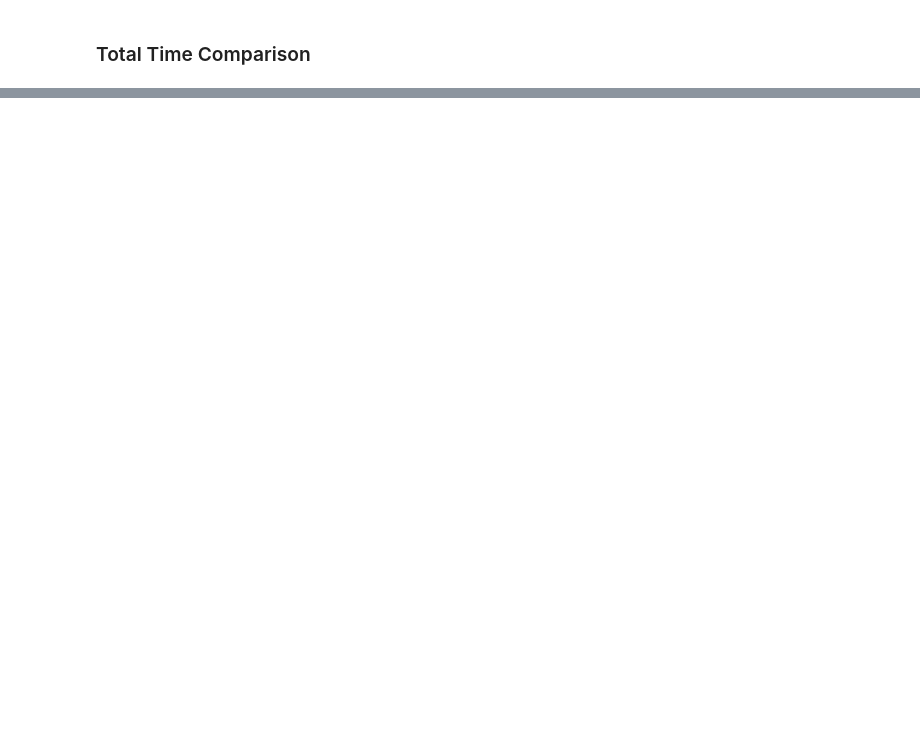
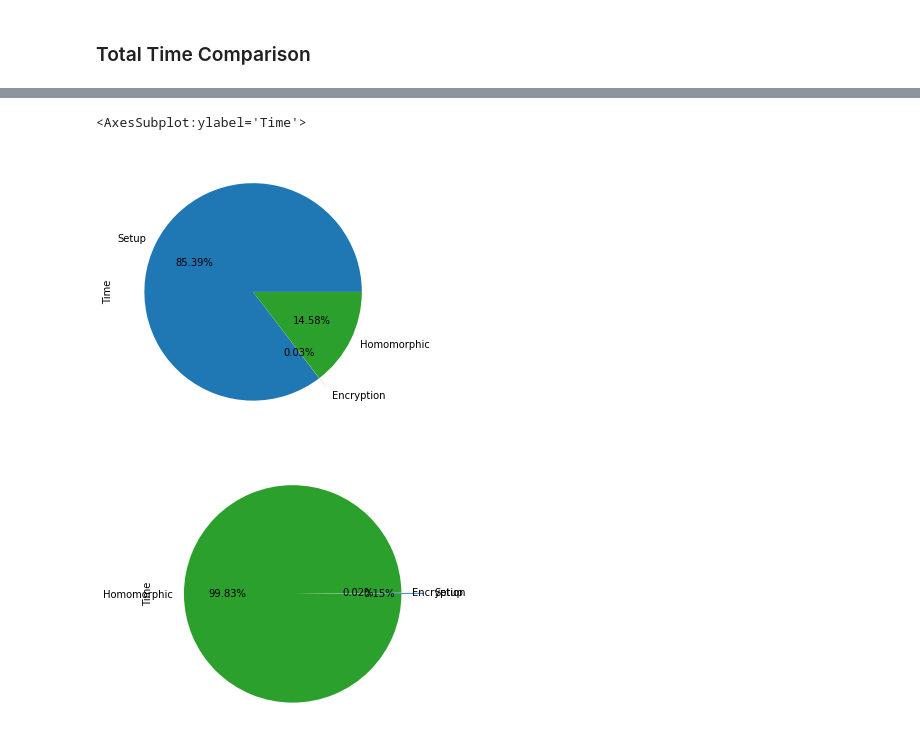
Before and after one commit to BernardoRamalho/HE_Optimization, a Jupyter notebook: Outcomes/analysis.ipynb, the cells around one changed output, grey strips where cells are left out. Saved outputs shown, nothing was run; the diff lists cells and outputs as text; code cells hidden in the pictures; blank space fills up the shorter version.

```diff
--- a/Outcomes/analysis.ipynb
+++ b/Outcomes/analysis.ipynb
@@ -126,0 +174,34 @@ The first is clearly the slowest and it makes sense. We end up having to encrypt
+# %%
+### Create a DataFrame for each phase with the average of each type of algorithm
+
+# Setup
+setup_averages = pd.DataFrame({'Type': pd.Series(dtype='str'),
+                                    'Average': pd.Series(dtype='float')})
+
+for name, df in implementation_dfs.items():
+    setup_averages.loc[len(setup_averages)] = {'Type': name, 'Average': df[' setup'].mean()}
+
+# Encryption
+encryption_averages = pd.DataFrame({'Type': pd.Series(dtype='str'),
+                                    'Average': pd.Series(dtype='float')})
+
+for name, df in implementation_dfs.items():
+    encryption_averages.loc[len(encryption_averages)] = {'Type': name, 'Average': df[' encryption'].mean()}
+
+# Homomorphic
+homomorphic_averages = pd.DataFrame({'Type': pd.Series(dtype='str'),
+                                    'Average': pd.Series(dtype='float')})
+
+for name, df in implementation_dfs.items():
+    homomorphic_averages.loc[len(homomorphic_averages)] = {'Type': name, 'Average': df[' homomorphic'].mean()}
+# %%
+# Rotation Coef
+rotation_coef_averages_df = create_df_for_type('rotation_coef', setup_averages, encryption_averages, homomorphic_averages)
+rotation_slot_averages_df = create_df_for_type('rotation_slot', setup_averages, encryption_averages, homomorphic_averages)
+
+rotation_coef_averages_df.plot.pie(y='Time', figsize=(5, 5), legend=False, autopct='%1.2f%%', explode=(0, 0.1, 0),)
+rotation_slot_averages_df.plot.pie(y='Time', figsize=(5, 5), legend=False, autopct='%1.2f%%', explode=(0.2, 0, 0),)
+# %% [output]
+<AxesSubplot:ylabel='Time'>
+[figure, added]
+[figure, added]
```
Also changed, not shown: parts of 19 cells of this notebook.
